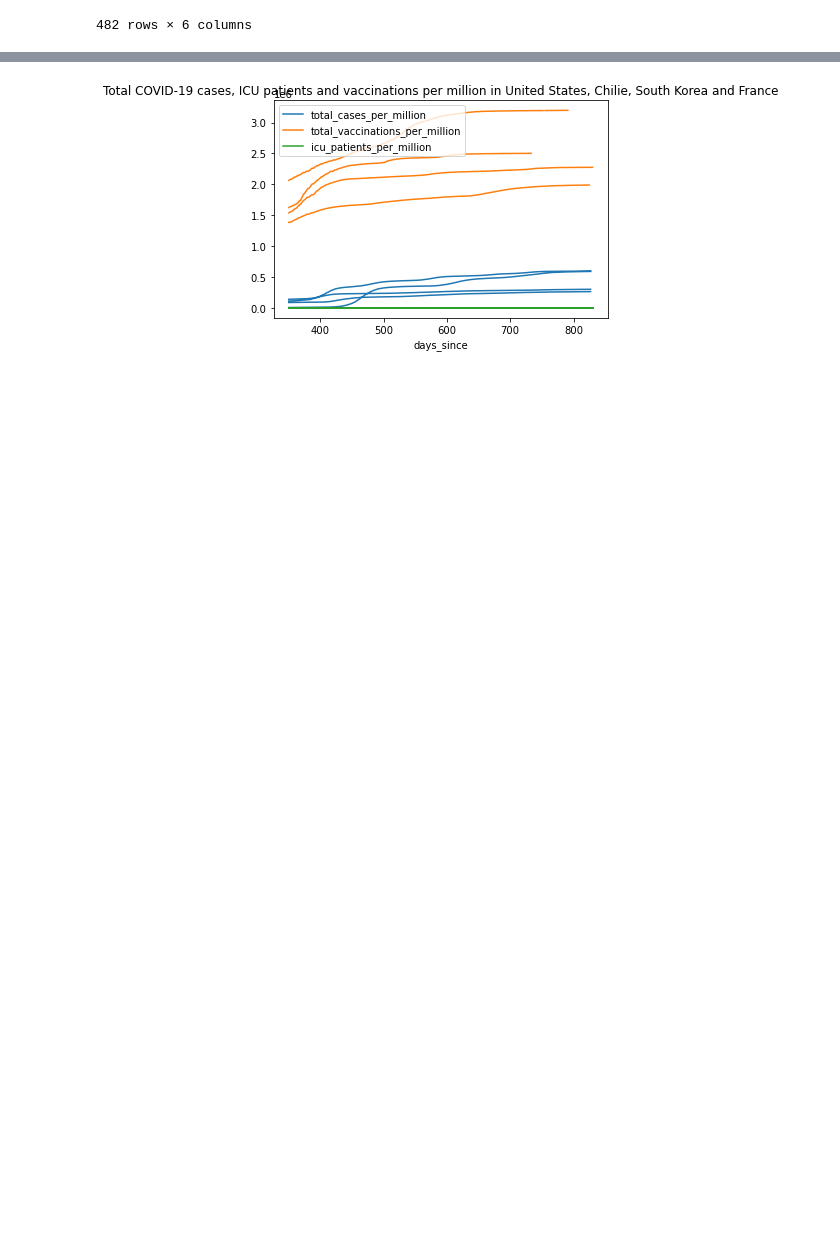
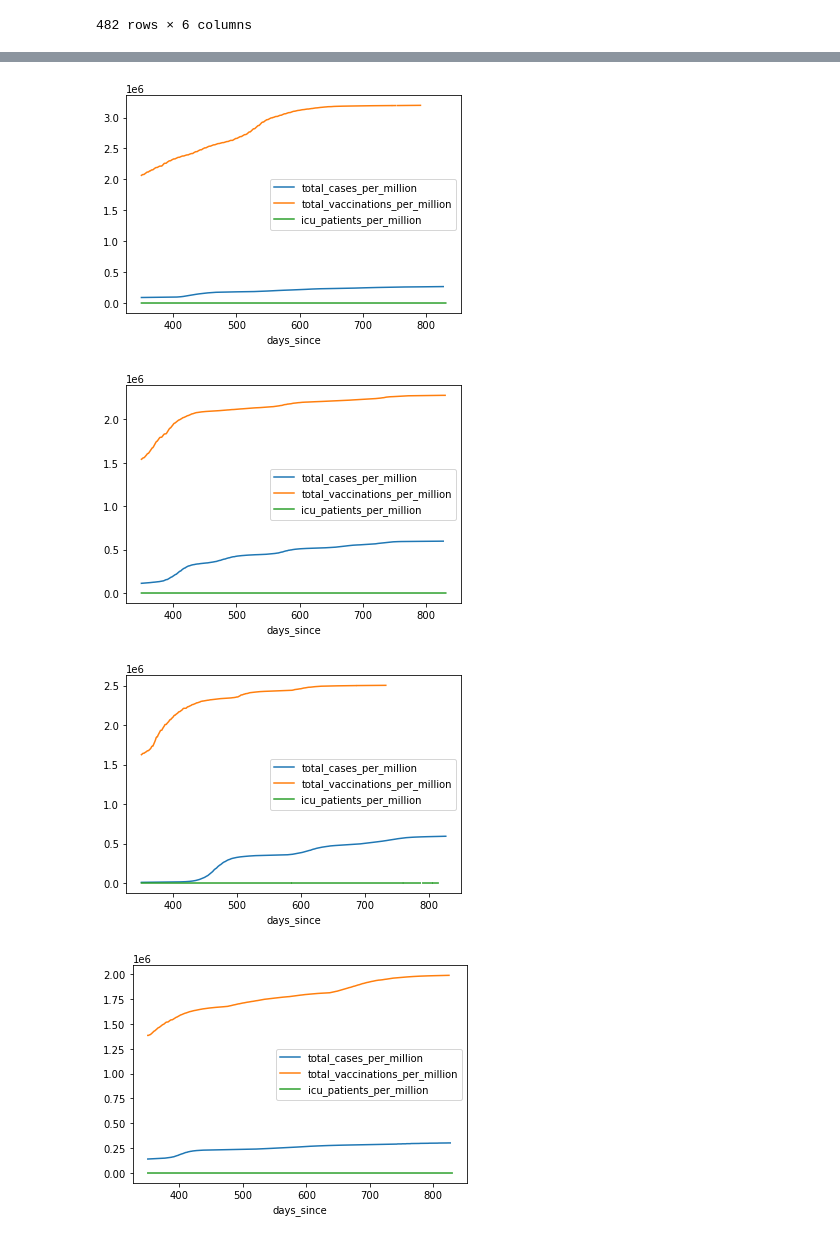
Before and after one commit to tubbsyal/BEE2024_p3, a Jupyter notebook: Part3_1Notebook.ipynb, the cells around one changed output, grey strips where cells are left out. Saved outputs shown, nothing was run; the diff lists cells and outputs as text; code cells hidden in the pictures; blank space fills up the shorter version.

```diff
--- a/Part3_1Notebook.ipynb
+++ b/Part3_1Notebook.ipynb
@@ -208,9 +210,16 @@ plt.plot(x,y3)
 [figure]
 # %%
-df7 = pd.concat([df6,df5,df4,df3])
-df7.set_index('days_since',inplace = True)
-df7.plot(title = 'Total COVID-19 cases, ICU patients and vaccinations per million in United States, Chilie, South Korea and France')
+
+df8 = pd.concat([df6,df5,df4,df3])
+
+df8.set_index('days_since',inplace = True)
+
+df8.groupby('iso_code').plot()
+fig.suptitle('Total COVID-19 cases, ICU patients and vaccinations per million in United States, Chilie, South Korea and France')
 plt.show()
 # %% [output]
-[figure, old version]
+[figure, new version]
+[figure, added]
+[figure, added]
+[figure, added]
 # %%
```
Also changed, not shown: parts of 3 cells of this notebook.
